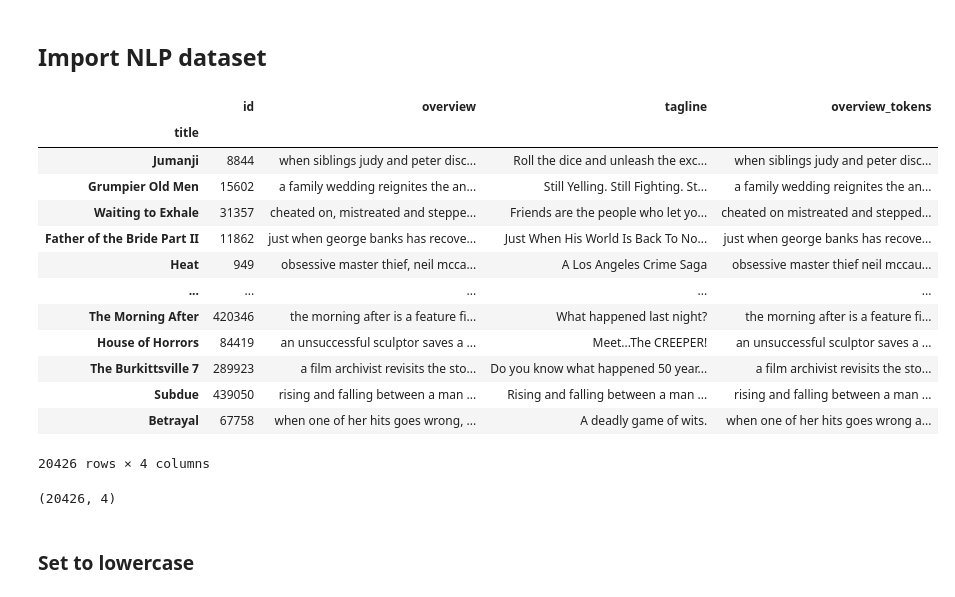
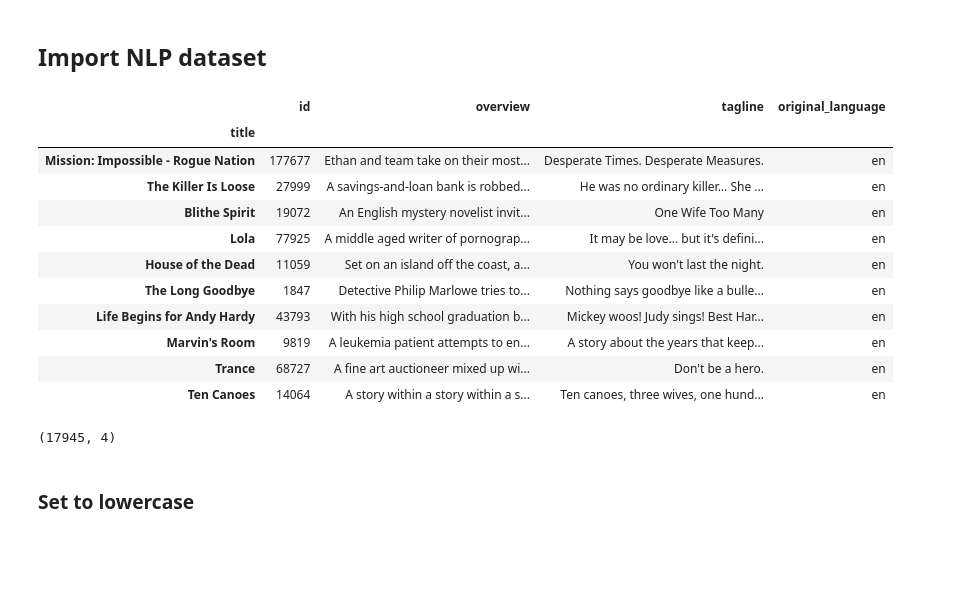
Before and after one commit to gregparkes/hackthesouth2020, a Jupyter notebook: nlp_greg.ipynb, the cells around one changed output. Cells and saved outputs as stored; diff of their text form; code cells hidden in the pictures; blank space fills up the shorter version.

```diff
--- a/nlp_greg.ipynb
+++ b/nlp_greg.ipynb
@@ -25,31 +25,29 @@ True
 # %% [markdown]
 ## Import NLP dataset
 # %%
-df = (pd.read_csv("df_nlp_greg.csv", header=0, sep=',', encoding='latin-1')
+df = (pd.read_csv("df__nlp.csv", header=0, sep=',', encoding='latin-1')
     .dropna(subset=['title', 'id', 'overview'])
     .drop('original_title', axis=1)
     .set_index('title'))
 # %%
-df
+df.sample(10)
 # %% [output]
-|  | id | overview | tagline | overview_tokens |
+|  | id | overview | tagline | original_language |
 | title |  |  |  |  |
-| Jumanji | 8844 | when siblings judy and peter disc... | Roll the dice and unleash the exc... | when siblings judy and peter disc... |
-| Grumpier Old Men | 15602 | a family wedding reignites the an... | Still Yelling. Still Fighting. St... | a family wedding reignites the an... |
-| Waiting to Exhale | 31357 | cheated on, mistreated and steppe... | Friends are the people who let yo... | cheated on mistreated and stepped... |
-| Father of the Bride Part II | 11862 | just when george banks has recove... | Just When His World Is Back To No... | just when george banks has recove... |
-| Heat | 949 | obsessive master thief, neil mcca... | A Los Angeles Crime Saga | obsessive master thief neil mccau... |
-| ... | ... | ... | ... | ... |
-| The Morning After | 420346 | the morning after is a feature fi... | What happened last night? | the morning after is a feature fi... |
-| House of Horrors | 84419 | an unsuccessful sculptor saves a ... | Meet...The CREEPER! | an unsuccessful sculptor saves a ... |
-| The Burkittsville 7 | 289923 | a film archivist revisits the sto... | Do you know what happened 50 year... | a film archivist revisits the sto... |
-| Subdue | 439050 | rising and falling between a man ... | Rising and falling between a man ... | rising and falling between a man ... |
-| Betrayal | 67758 | when one of her hits goes wrong, ... | A deadly game of wits. | when one of her hits goes wrong a... |
+| Mission: Impossible - Rogue Nation | 177677 | Ethan and team take on their most... | Desperate Times. Desperate Measures. | en |
+| The Killer Is Loose | 27999 | A savings-and-loan bank is robbed... | He was no ordinary killer... She ... | en |
+| Blithe Spirit | 19072 | An English mystery novelist invit... | One Wife Too Many | en |
+| Lola | 77925 | A middle aged writer of pornograp... | It may be love... but it's defini... | en |
+| House of the Dead | 11059 | Set on an island off the coast, a... | You won't last the night. | en |
+| The Long Goodbye | 1847 | Detective Philip Marlowe tries to... | Nothing says goodbye like a bulle... | en |
+| Life Begins for Andy Hardy | 43793 | With his high school graduation b... | Mickey woos! Judy sings! Best Har... | en |
+| Marvin's Room | 9819 | A leukemia patient attempts to en... | A story about the years that keep... | en |
+| Trance | 68727 | A fine art auctioneer mixed up wi... | Don't be a hero. | en |
+| Ten Canoes | 14064 | A story within a story within a s... | Ten canoes, three wives, one hund... | en |
-20426 rows × 4 columns
 # %%
 print(df.shape)
 # %% [output]
-(20426, 4)
+(17945, 4)
 # %% [markdown]
 ### Set to lowercase
 # %%
```
Also changed, not shown: parts of 21 cells of this notebook, 2 other files.
